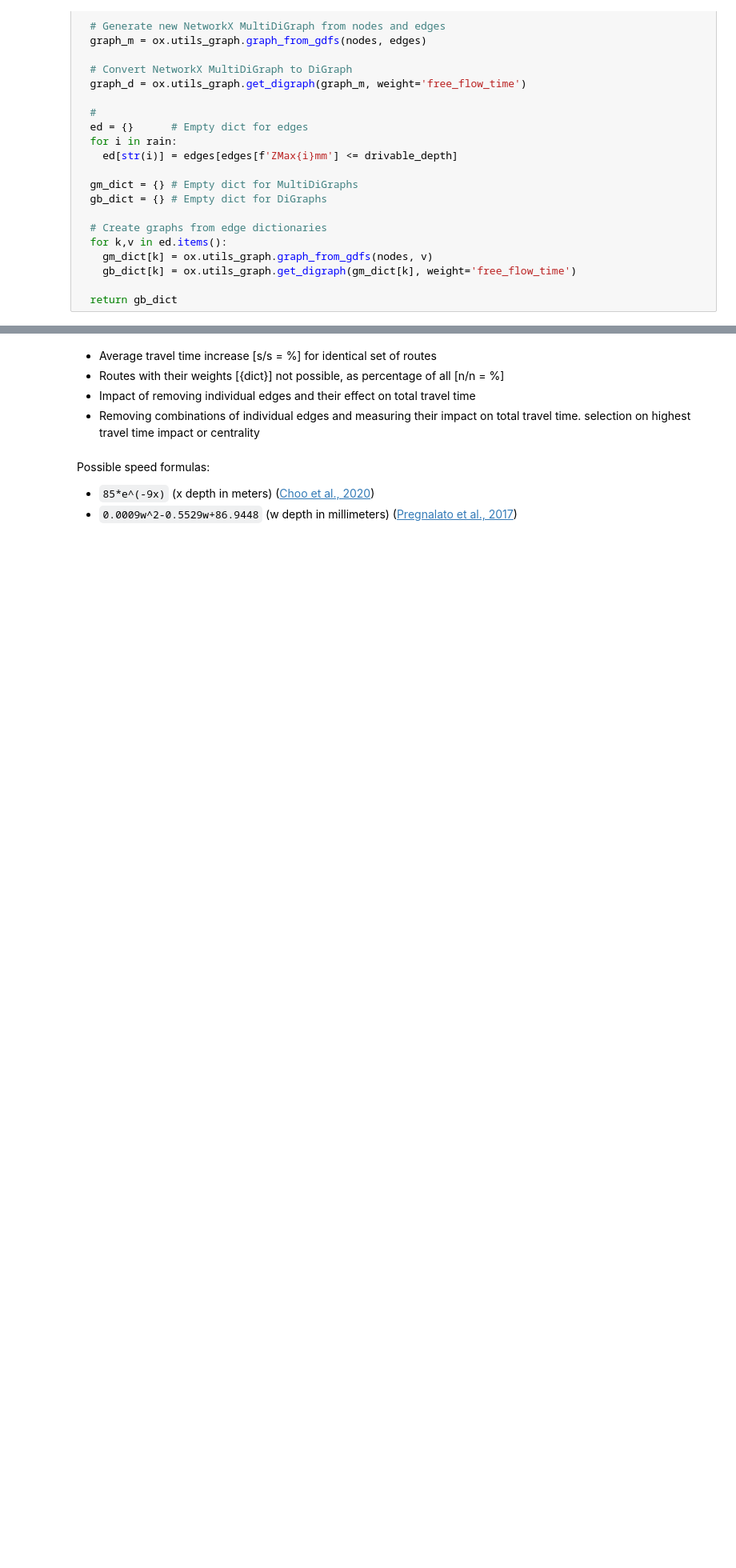
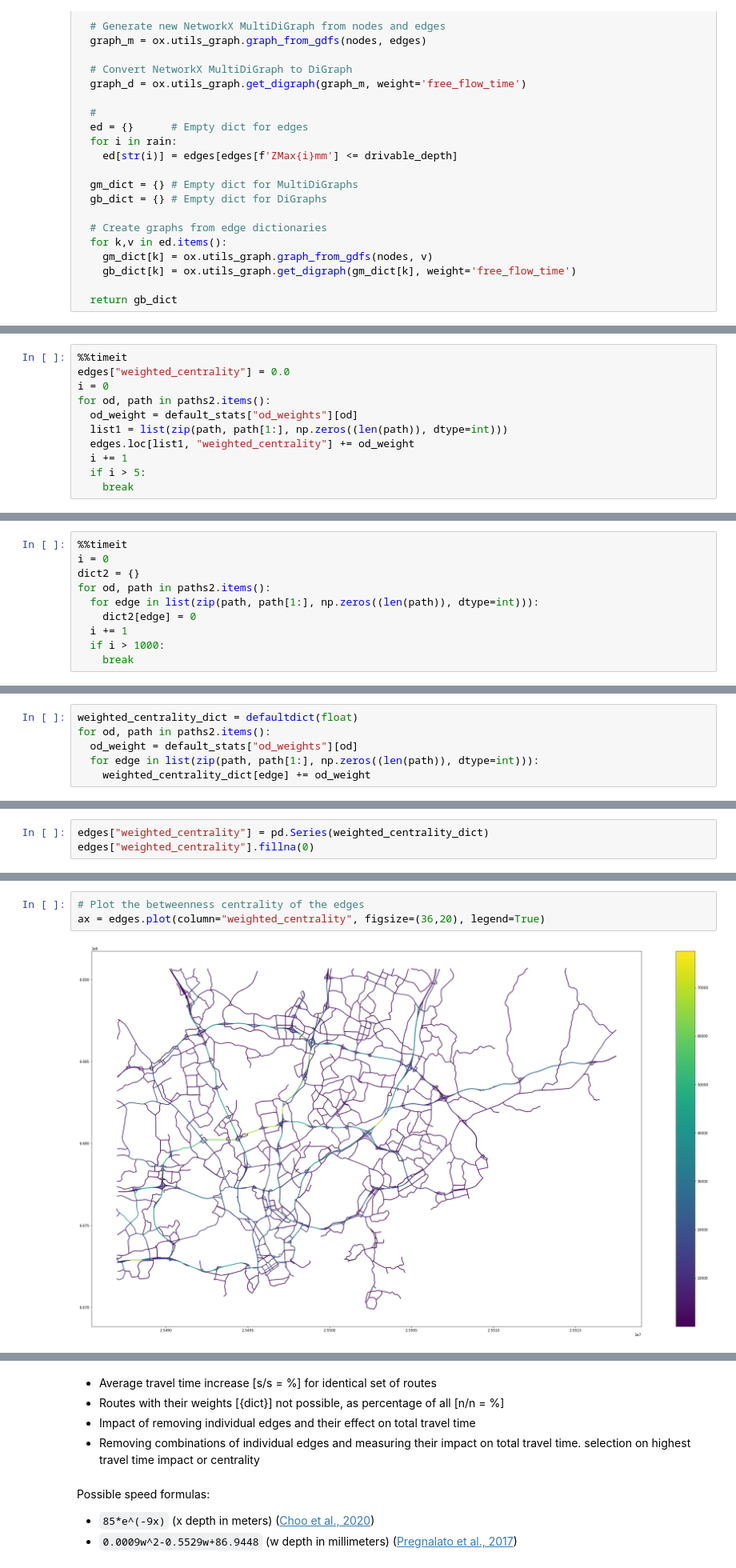
Before and after one commit to EwoutH/Helsinki-flood-BEP-project, a Jupyter notebook: road-graph/OSMnx_road_graph_analysis_BEP.ipynb, the cells around one changed output, grey strips where cells are left out. Shown at 80% size. Saved outputs shown, nothing was run; the diff lists cells and outputs as text; blank space fills up the shorter version.

Commit message:
Road graph analysis: Scenario statistics implemented

```diff
--- a/road-graph/OSMnx_road_graph_analysis_BEP.ipynb
+++ b/road-graph/OSMnx_road_graph_analysis_BEP.ipynb
@@ -482,0 +525,11 @@ Validation: 22.750% impossible
+# %%
+%%timeit
+edges["weighted_centrality"] = 0.0
+i = 0
+for od, path in paths2.items():
+  od_weight = default_stats["od_weights"][od]
+  list1 = list(zip(path, path[1:], np.zeros((len(path)), dtype=int)))
+  edges.loc[list1, "weighted_centrality"] += od_weight
+  i += 1
+  if i > 5:
+    break
@@ -482,0 +542,10 @@ Validation: 22.750% impossible
+# %%
+%%timeit
+i = 0
+dict2 = {}
+for od, path in paths2.items():
+  for edge in list(zip(path, path[1:], np.zeros((len(path)), dtype=int))):
+    dict2[edge] = 0
+  i += 1
+  if i > 1000:
+    break
@@ -482,0 +556,6 @@ Validation: 22.750% impossible
+# %%
+weighted_centrality_dict = defaultdict(float)
+for od, path in paths2.items():
+  od_weight = default_stats["od_weights"][od]
+  for edge in list(zip(path, path[1:], np.zeros((len(path)), dtype=int))):
+    weighted_centrality_dict[edge] += od_weight
@@ -482,0 +566,3 @@ Validation: 22.750% impossible
+# %%
+edges["weighted_centrality"] = pd.Series(weighted_centrality_dict)
+edges["weighted_centrality"].fillna(0)
@@ -482,0 +600,5 @@ Validation: 22.750% impossible
+# %%
+# Plot the betweenness centrality of the edges
+ax = edges.plot(column="weighted_centrality", figsize=(36,20), legend=True)
+# %% [output]
+[figure, added]
```
Also changed, not shown: parts of 22 cells of this notebook.
